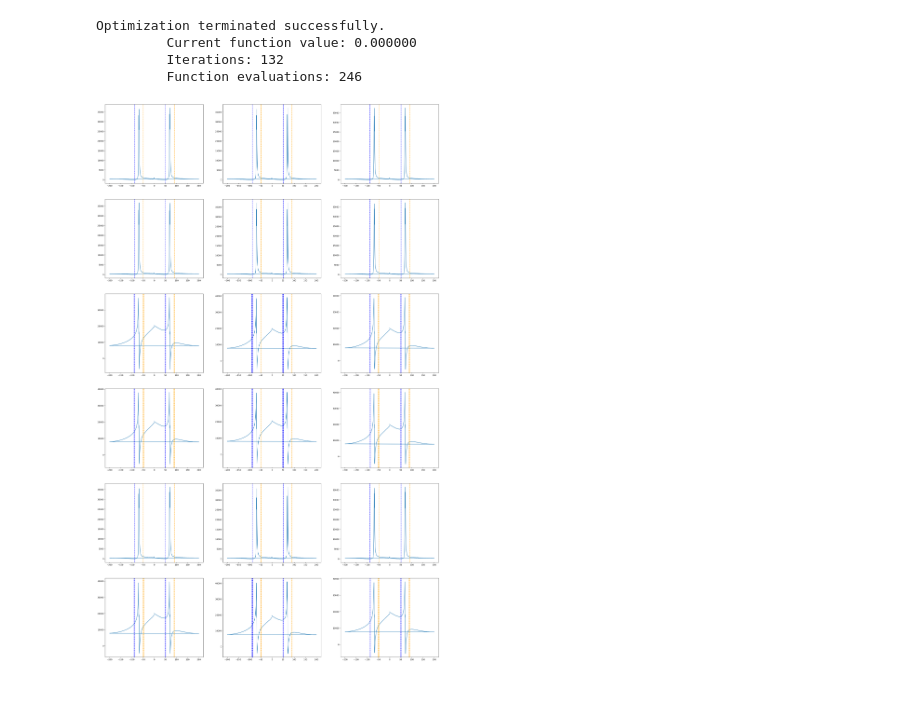
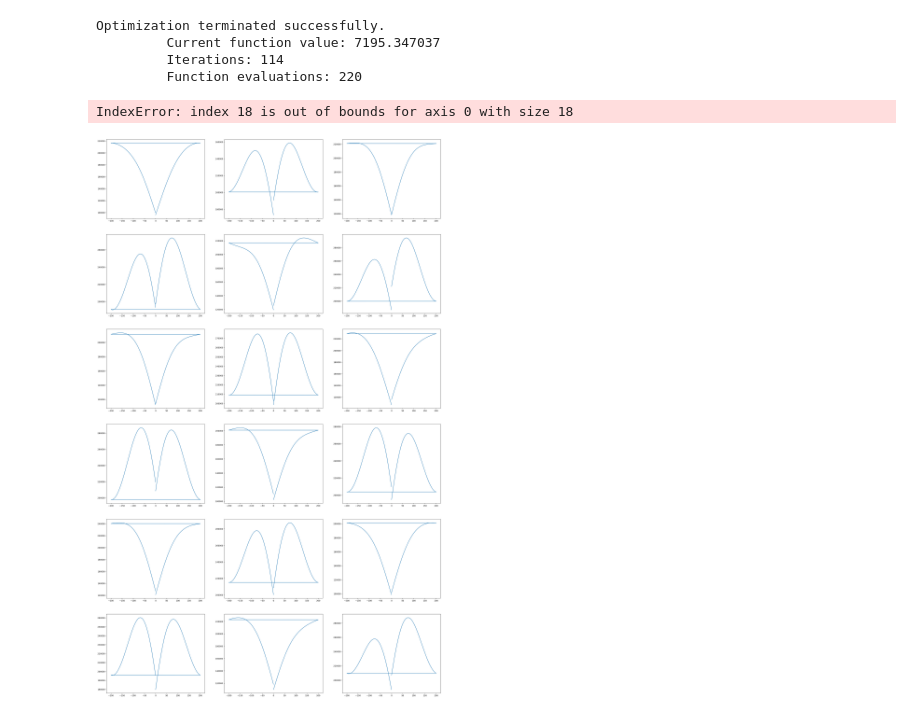
Before and after one commit to averageX56/nmr_stuff, a Jupyter notebook: FIDPreprocessing.ipynb, the cells around one changed output. Saved outputs shown, nothing was run; the diff lists cells and outputs as text; code cells hidden in the pictures.

```diff
--- a/FIDPreprocessing.ipynb
+++ b/FIDPreprocessing.ipynb
@@ -15,20 +117,12 @@ Successfully installed peakutils-1.3.5
 # %%
-from sys import path_hooks
-from scipy.integrate import simps
-import pathlib as pth
-import numpy as np
-import nmrglue as ng
-from matplotlib import pyplot as plt
-import pandas as pd
-from peakutils import baseline
+from scipy import signal
 
-
-def proper_phases(data):
-    spectrum_unpr = np.fft.fft(data[0])
+def proper_phases(data, window):
+    spectrum_unpr = np.fft.fft(window * data[0])
     spectrum, phases = ng.proc_autophase.autops(spectrum_unpr, 'acme', return_phases=True)
     return phases
 
-def identity_operator_idx(data):
+def noize_spectra_idx(data):
     max_vals = []
     for i in range(len(data)):
         spectrum_unpr = np.fft.fft(data[i])
@@ -38,18 +132,21 @@ def identity_operator_idx(data):
     indices = [i for i, value in enumerate(max_vals) if value < threshold]
     return indices
 
-tn = 'H' # Название исследуемого ядра
 
-dic, data = ng.varian.read(r'test')
-df = pd.read_csv('dict.csv')
-filtered_df = df[df['nucleus'] == tn]
+
+tn = 'C' # Название исследуемого ядра
+
+dic, data = ng.varian.read(r'test//N')
+df = pd.read_csv('test//dict.csv')
+filtered_df = df[df['nucleus'] == 'N']
 at = float(dic['procpar']['at']['values'][0])
 peak_width = filtered_df['peak_width'].values[0]
 center = filtered_df['center'].values[0]
 region = filtered_df['borders'].values[0]
 
-phases = proper_phases(data)
-id_idx = identity_operator_idx(data)
+window = 1
+phases = proper_phases(data, window)
+id_idx = noize_spectra_idx(data)
 n = len(data[0])
 time = np.linspace(0, at, n)
 dt = at / n
@@ -62,44 +159,41 @@ frequencies = frequencies[mask]
 
 integrated_areas = []
 fig, axs = plt.subplots(6, 3, figsize=(30, 50))
 axs = axs.flatten()
 spectras = []
 peaks = []
 
 for idx in range(len(data)):
     if idx not in id_idx and idx != 0:
-        spectrum = np.fft.fft(data[idx])[mask]
+        spectrum = np.fft.fft(window * (data[idx]))[mask]
         ph_corrected_spectrum = np.real(spectrum * np.exp(1j * 2 * np.pi / 360 * (phases[0])))
         normalized_spectrum = ph_corrected_spectrum / max(ph_corrected_spectrum)
-        bl = baseline(ph_corrected_spectrum, 2)
+        bl = baseline(ph_corrected_spectrum, 3)
         corrected_spectrum = ph_corrected_spectrum - bl
         loc_peaks = ng.analysis.peakpick.pick(normalized_spectrum, 0.3, -0.3, table=True)
         iter = 1
         area_indices = []
         for peak in loc_peaks:
             left = int(peak[0] - peak_idx_width)
             right = int(peak[0] + peak_idx_width)
-            area = simps(np.real(ph_corrected_spectrum[left:right]), frequencies[left:right])
-            integrated_areas.append([{'index':idx + 1}, {'integral_num': iter}, {'area':area}])
+            # area = simps(np.real(ph_corrected_spectrum[left:right]), frequencies[left:right])
+            # integrated_areas.append([{'index':idx + 1}, {'integral_num': iter}, {'area':area}])
             iter += 1
-            area_indices.append([np.linspace(left, right, 2 * peak_idx_width + 2)])
-
-        # numbers = list(i for i in range(len(ph_corrected_spectrum)))
-        # nl = list(i - int(region) for i in range(peak_idx_width))
         peaks.append(loc_peaks)
         spectras.append(corrected_spectrum)
 
 for idx in range(len(spectras)):
     axs[idx].plot(frequencies, spectras[idx])
     for i in range(len(peaks[idx])):
         s = int(peaks[idx][i][0] + peak_idx_width)
         p = int(peaks[idx][i][0] - peak_idx_width)
-        axs[idx].axvline(x=frequencies[s], color='orange', linestyle='--')
-        axs[idx].axvline(x=frequencies[p], color='blue', linestyle='--')
+        # axs[idx].axvline(x=frequencies[s], color='orange', linestyle='--')
+        # axs[idx].axvline(x=frequencies[p], color='blue', linestyle='--')
 plt.show()
 # %% [output]
 Optimization terminated successfully.
-         Current function value: 0.000000
-         Iterations: 132
-         Function evaluations: 246
+         Current function value: 7195.347037
+         Iterations: 114
+         Function evaluations: 220
+IndexError: index 18 is out of bounds for axis 0 with size 18
-[figure, old version]
+[figure, new version]
```
Also changed, not shown: parts of 6 cells of this notebook.
